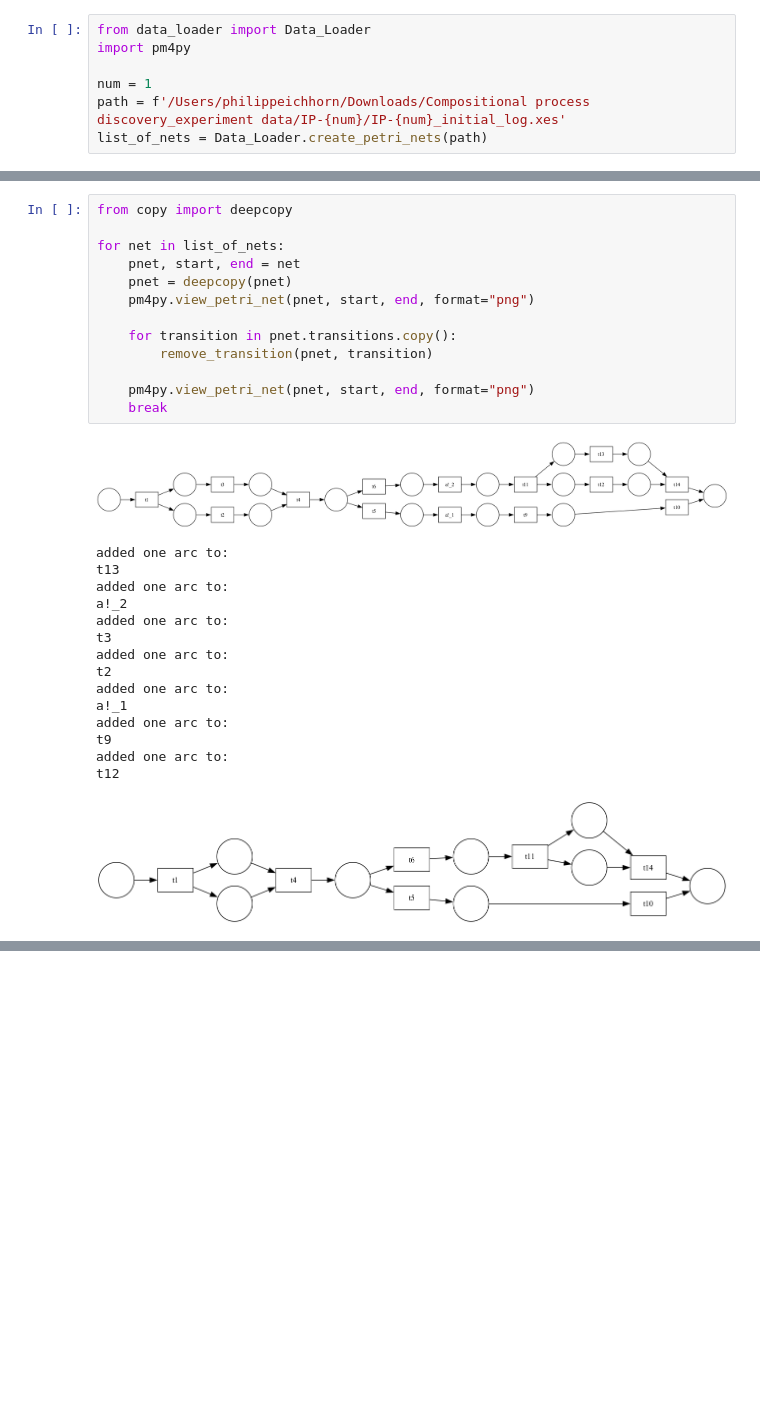
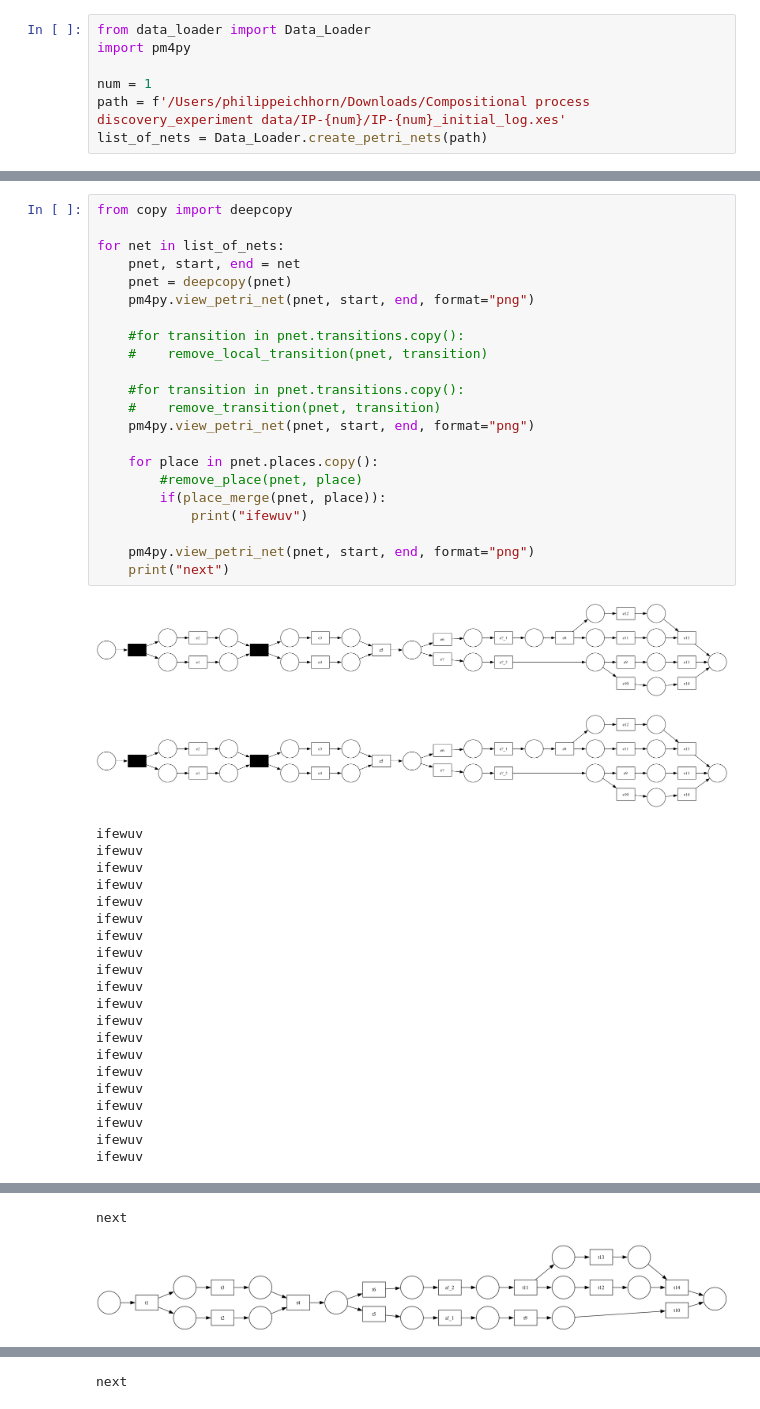
Before and after one commit to philippeichhorn20/Multi-Agent-Process-Discovery, a Jupyter notebook: backend/discover/notebook.ipynb, the cells around one changed output, grey strips where cells are left out. Cells and saved outputs as stored; diff of their text form; blank space fills up the shorter version.

```diff
--- a/backend/discover/notebook.ipynb
+++ b/backend/discover/notebook.ipynb
@@ -28,30 +70,45 @@ def remove_local_transition(net, transition):
 # %%
 from copy import deepcopy
 
 for net in list_of_nets:
     pnet, start, end = net
     pnet = deepcopy(pnet)
     pm4py.view_petri_net(pnet, start, end, format="png")
 
-    for transition in pnet.transitions.copy():
-        remove_transition(pnet, transition)
+    #for transition in pnet.transitions.copy():
+    #    remove_local_transition(pnet, transition)
+
+    #for transition in pnet.transitions.copy():
+    #    remove_transition(pnet, transition)
+    pm4py.view_petri_net(pnet, start, end, format="png")
+
+    for place in pnet.places.copy():
+        #remove_place(pnet, place)
+        if(place_merge(pnet, place)):
+            print("ifewuv")
 
     pm4py.view_petri_net(pnet, start, end, format="png")
-    break
+    print("next")
 # %% [output]
-[figure, old version]
+[figure, new version]
+[figure, new version]
-added one arc to:
-t13
-added one arc to:
-a!_2
-added one arc to:
-t3
-added one arc to:
-t2
-added one arc to:
-a!_1
-added one arc to:
-t9
-added one arc to:
-t12
+ifewuv
+ifewuv
+ifewuv
+ifewuv
+ifewuv
+ifewuv
+ifewuv
+ifewuv
+ifewuv
+ifewuv
+ifewuv
+ifewuv
+ifewuv
+ifewuv
+ifewuv
+ifewuv
+ifewuv
+ifewuv
+ifewuv
+ifewuv
-[figure, old version]
@@ -57,0 +116,2 @@ t12
+next
+[figure, added]
@@ -57,0 +135 @@ t12
+next
```
Also changed, not shown: parts of 2 cells of this notebook, 1 other file.
